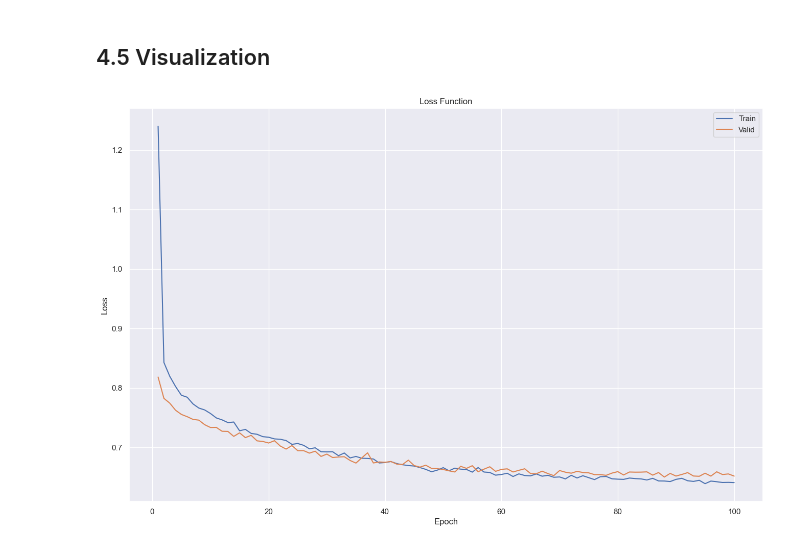
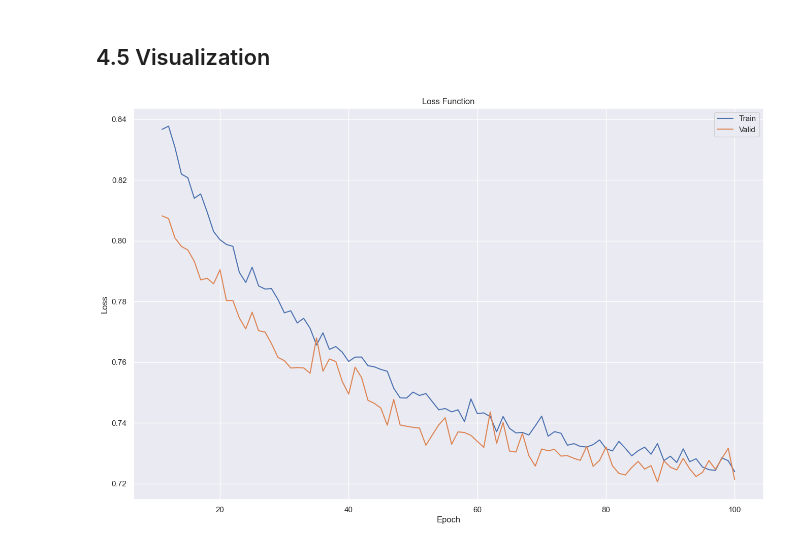
Before and after one commit to up4472/upolanc-thesis, a Jupyter notebook: notebook/nbp11-dense.ipynb, the cells around one changed output. Cells and saved outputs as stored; diff of their text form; code cells hidden in the pictures.

```diff
--- a/notebook/nbp11-dense.ipynb
+++ b/notebook/nbp11-dense.ipynb
@@ -59,7 +59,7 @@ MODEL_MODE     = 'regression'
 MODEL_PARAMS   = None
 MODEL_EPOCHS   = 100
 
-TARGET_GROUP   = 'global'
+TARGET_GROUP   = 'tissue'
 TARGET_TYPE    = 'mean'
 TARGET_EXPLODE = False
 TARGET_FILTER  = None
@@ -208,6 +218,7 @@ CONFIG = {
 	'dataset/batch/train'          : 32,
 	'dataset/batch/valid'          : 32,
 	'dataset/expanddim'            : None,
+	'dataset/split/generator'      : 'group',
 	'dataset/split/test'           : 0.2,
 	'dataset/split/valid'          : 0.2,
 	'model/arch'                   : MODEL_ARCH,
@@ -233,10 +244,8 @@ CONFIG = {
 	'optimizer/lr'                 : 5e-5,
 	'optimizer/name'               : 'adam',
 	'scheduler/exponential/factor' : 0.9790452724955196,
-	'scheduler/linear/factor'      : 0.1602674051229555,
 	'scheduler/name'               : 'exponential',
-	'scheduler/plateau/factor'     : 0.4464000461319742,
-	'scheduler/plateau/patience'   : 18,
+	'start/index'                  : 10
 }
 
 CONFIG['core/random'] = runtime.lock_random(
@@ -266,20 +276,32 @@ Random Seed   : 385098945
 # %%
 # Create dataset
 
-dataset, dataframe, target_value, target_order = dataset_utils.get_dataset(
+dataset_keep, dataframe_keep, target_value_keep, target_order_keep = dataset_utils.get_dataset(
 	config    = CONFIG,
 	sequence  = sequence_keep,
-	feature   = feature_base,
+	feature   = feature_base_keep,
 	directory = RES_NBP05,
 	cached    = None,
-	filename  = 'mapping-grouped-keep.pkl',
 	start     = None,
-	end       = None
+	end       = None,
+	filename  = 'mapping-grouped-keep.pkl'
+)
+
+dataset_drop, dataframe_drop, target_value_drop, target_order_drop = dataset_utils.get_dataset(
+	config    = CONFIG,
+	sequence  = sequence_drop,
+	feature   = feature_base_drop,
+	directory = RES_NBP05,
+	cached    = None,
+	start     = None,
+	end       = None,
+	filename  = 'mapping-grouped-drop.pkl'
 )
 
 print('Input Features : {}'.format(CONFIG['model/input/features']))
 print('Output Size    : {}'.format(CONFIG['model/output/size']))
 print('Output Heads   : {}'.format(CONFIG['model/output/heads']))
+print()
 
 CONFIG['model/fc3/features'] = CONFIG['model/output/size']
 CONFIG['model/fc3/heads']    = CONFIG['model/output/heads']
@@ -428,9 +474,9 @@ model_params = {
 	'device'    : DEVICE,
 	'verbose'   : CONFIG['core/verbose'],
 	'metrics'   : METRICS,
-	'train_dataloader' : train_dataloader,
-	'valid_dataloader' : valid_dataloader,
-	'test_dataloader'  : test_dataloader
+	'train_dataloader' : train_dataloader_keep,
+	'valid_dataloader' : valid_dataloader_keep,
+	'test_dataloader'  : test_dataloader_keep
 }
 # %% [markdown]
 ## 4.4 Train
@@ -453,15 +499,16 @@ if CONFIG['model/mode'] == 'classification' :
 # %%
 # Display the training and validation loss curves
 
 cnn_plot.show_loss(
-	report    = report,
-	title     = 'Loss Function',
-	filename  = os.path.join(OUT_PLOT, model.__name__),
-	limit_bot = None,
-	limit_top = None
+	report      = report,
+	title       = 'Loss Function',
+	filename    = os.path.join(OUT_PLOT, model.__name__),
+	limit_bot   = None,
+	limit_top   = None,
+	start_index = CONFIG['start/index']
 )
 # %% [output]
-[figure, old version]
+[figure, new version]
 # %%
 # Display the training and validation learning rate curves
 
```
Also changed, not shown: parts of 35 cells of this notebook, 15 other files.
